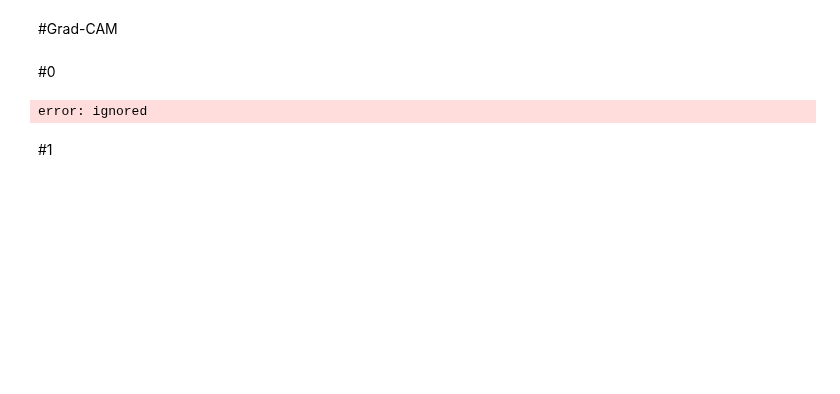
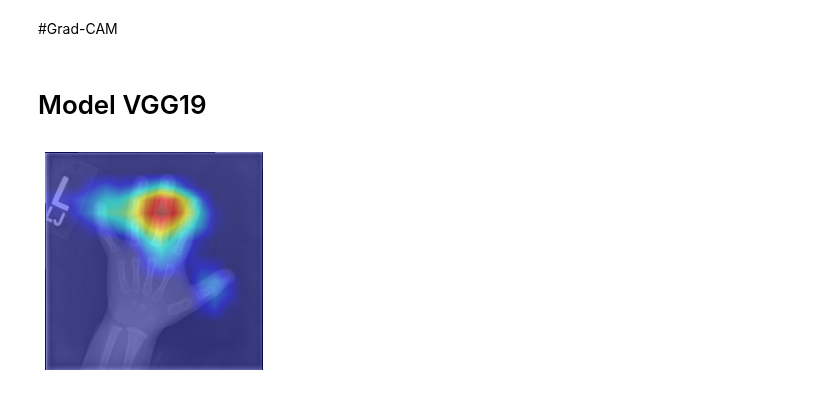
Before and after one commit to nichakornchaisuwan/Project_Boneage, a Jupyter notebook: BoneAgePredictor_limit128_Grad_CAM.ipynb, the cells around one changed output. Cells and saved outputs as stored; diff of their text form; code cells hidden in the pictures; blank space fills up the shorter version.

Commit message:
Grad-CAM

```diff
--- a/BoneAgePredictor_limit128_Grad_CAM.ipynb
+++ b/BoneAgePredictor_limit128_Grad_CAM.ipynb
@@ -163,7 +163,7 @@ def test(model, device, loader, loader_name):
     return loss;
 # %%
 use_cuda = torch.cuda.is_available()
-device = torch.device("cpu" if use_cuda else "gpu")
+device = torch.device("cuda" if use_cuda else "cpu")
 kwargs = {'num_workers': 0, 'pin_memory': True} if use_cuda else {}
 trainig_data_loader = torch.utils.data.DataLoader(
     BoneAgeTrainingDataset('boneage-training-dataset_261.csv', 'boneage-training-dataset-261'),
@@ -317,15 +324,12 @@ class ModelOutputs():
         return target_activations, output
 # %%
 def preprocess_image(img):
-    means = [127, 127, 127]
-    stds = [41, 41, 41]
 
     preprocessed_img = img.copy()[:, :, ::-1]
     for i in range(3):
-        preprocessed_img[:, :, i] = preprocessed_img[:, :, i] - means[i]
-        preprocessed_img[:, :, i] = preprocessed_img[:, :, i] / stds[i]
-    preprocessed_img = \
-        np.ascontiguousarray(np.transpose(preprocessed_img, (2, 0, 1)))
+        preprocessed_img[:, :, i] = preprocessed_img[:, :, i]
+        preprocessed_img[:, :, i] = preprocessed_img[:, :, i]
+    preprocessed_img = np.ascontiguousarray(np.transpose(preprocessed_img, (2, 0, 1)))
     preprocessed_img = torch.from_numpy(preprocessed_img)
     preprocessed_img.unsqueeze_(0)
     input = Variable(preprocessed_img, requires_grad=True)
@@ -336,7 +340,7 @@ def show_cam_on_image(img, mask):
     heatmap = np.float32(heatmap) / 255
     cam = heatmap + np.float32(img)
     cam = cam / np.max(cam)
-    cv2.imwrite('/content/drive/My Drive/Project_Boneage/boneage_validation_dataset/10186.png', np.uint8(255 * cam))
+    #cv2.imwrite('/content/drive/My Drive/Project_Boneage/boneage_validation_dataset/10186.png', np.uint8(255 * cam))
     plt.imshow(Image.open('/content/drive/My Drive/Project_Boneage/boneage_validation_dataset/10186.png'))
     plt.axis('off')
     plt.show()
@@ -372,7 +376,7 @@ class GradCam:
             one_hot = torch.sum(one_hot * output)
 
         self.model.features.zero_grad()
-        self.model.classifier.zero_grad()
+        #self.model.classifier.zero_grad()
         one_hot.backward(retain_graph=True)
 
         grads_val = self.extractor.get_gradients()[-1].cpu().data.numpy()
@@ -391,24 +395,26 @@ class GradCam:
         cam = cam - np.min(cam)
         cam = cam / np.max(cam)
         return cam
+# %% [markdown]
+# Model VGG19
 # %%
 if __name__ == '__main__':
-    image_path = ('/content/drive/My Drive/Project_Boneage/boneage_validation_dataset/11528.png')
+    image_path = ('/content/drive/My Drive/Project_Boneage/boneage_validation_dataset/10186.png')
     # Can work with any model, but it assumes that the model has a
     # feature method, and a classifier method,
     # as in the VGG models in torchvision.
     grad_cam = GradCam(model=models.vgg19(pretrained=True), target_layer_names=["35"], use_cuda=False)
 
     img = cv2.imread(image_path, 1)
     img = np.float32(cv2.resize(img, (256, 256))) / 255
     input = preprocess_image(img)
 
     # If None, returns the map for the highest scoring category.
     # Otherwise, targets the requested index.
     target_index = None
 
     mask = grad_cam(input, target_index)
 
     show_cam_on_image(img, mask)
+# %% [output]
+[figure, added]
-# %% [markdown]
-#0
@@ -467,21 +420,0 @@ class GradCAM:
-# %%
-model = models.resnet18(pretrained=True)
-gradcam = GradCAM(model, 'layer4')
-
-# Generate the heatmap for a given image and class index
-input_tensor = torch.randn(1, 3, 224, 224)
-class_idx = 1
-gradcam.forward(input_tensor)
-heatmap = gradcam.get_heatmap(class_idx)
-
-# Visualize the input and heatmap
-import matplotlib.pyplot as plt
-plt.subplot(121)
-plt.imshow(input_tensor[0].permute(1, 2, 0))
-plt.subplot(122)
-plt.imshow(heatmap, cmap='jet')
-plt.show()
-# %% [output]
-error: ignored
-# %% [markdown]
-#1
```
Also changed, not shown: parts of 24 cells of this notebook.
